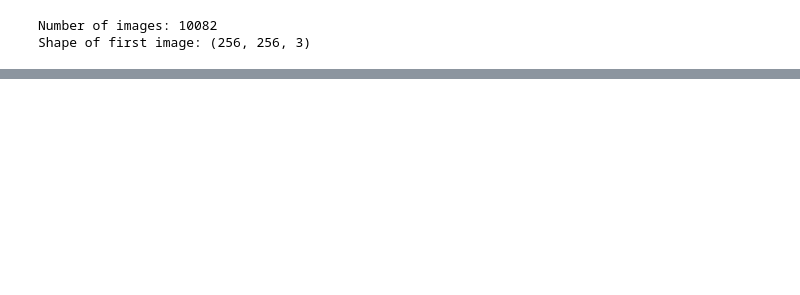
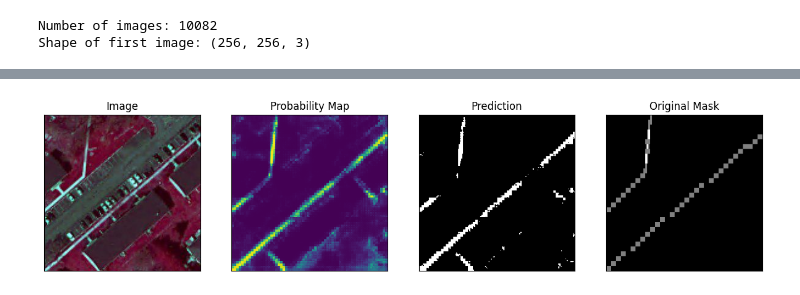
Before and after one commit to dhauss/csgy6613-project, a Jupyter notebook: ML3/finetune.ipynb, the cells around one changed output, grey strips where cells are left out. Saved outputs shown, nothing was run; the diff lists cells and outputs as text; code cells hidden in the pictures; blank space fills up the shorter version.

```diff
--- a/ML3/finetune.ipynb
+++ b/ML3/finetune.ipynb
@@ -429,8 +433,13 @@ for i, mask_bytes in enumerate(val_labels):
 
 print("Empty masks: ", false_counter)
 
-filtered_train_images = [val_images[i] for i in valid_indices]
-filtered_train_masks = [val_labels[i] for i in valid_indices]
-large_test_image = filtered_train_images[1]
-patches = patchify(large_test_image, (256, 256), step=256)  #Step=256 for 256 patches means no overlap
+filtered_val_images = [val_images[i] for i in valid_indices]
+filtered_val_masks = [val_labels[i] for i in valid_indices]
+
+filtered_val_images_np = [convert_to_numpy(image) for image in filtered_val_images]
+filtered_val_masks_np = [convert_to_numpy(mask) for mask in filtered_val_masks]
+
+
+large_test_image = filtered_val_images_np[1]
+patches = patchify(large_test_image, (256, 256, 3), step=256)  #Step=256 for 256 patches means no overlap
 # %% [output]
@@ -461,0 +506,77 @@ Shape of first image: (256, 256, 3)
+# %%
+#To perform inference on different images
+IMAGE_INDEX = 8
+
+large_test_image = filtered_val_images_np[IMAGE_INDEX]
+large_test_mask = filtered_val_masks_np[IMAGE_INDEX]
+patches = patchify(large_test_image, (256, 256, 3), step=256)  #Step=256 for 256 patches means no overlap
+# %%
+# Select a random patch for segmentation
+
+# Compute the total number of 256x256 arrays
+#num_arrays = patches.shape[0] * patches.shape[1]
+# Select a random index
+#index = np.random.choice(num_arrays)
+# Compute the indices in the original array
+#i = index // patches.shape[1]
+#j = index % patches.shape[1]
+
+#Or pick a specific patch for study.
+i, j = 0, 0
+
+# Selectelected patch for segmentation
+random_array = patches[0].squeeze()
+
+single_patch = Image.fromarray(random_array)
+# prepare image for the model
+
+#First try without providing any prompt (no bounding box or input_points)
+#inputs = processor(single_patch, return_tensors="pt")
+#Now try with bounding boxes. Remember to uncomment.
+inputs = processor(single_patch, input_points=input_points, return_tensors="pt")
+
+# Move the input tensor to the GPU if it's not already there
+inputs = {k: v.to(device) for k, v in inputs.items()}
+my_model.eval()
+
+
+# forward pass
+with torch.no_grad():
+  outputs = my_model(**inputs, multimask_output=False)
+
+# apply sigmoid
+single_patch_prob = torch.sigmoid(outputs.pred_masks.squeeze(1))
+# convert soft mask to hard mask
+single_patch_prob = single_patch_prob.cpu().numpy().squeeze()
+single_patch_prediction = (single_patch_prob > 0.5).astype(np.uint8)
+
+
+fig, axes = plt.subplots(1, 4, figsize=(15, 5))
+
+# Plot the first image on the left
+axes[0].imshow(np.array(single_patch), cmap='gray')  # Assuming the first image is grayscale
+axes[0].set_title("Image")
+
+# Plot the second image on the right
+axes[1].imshow(single_patch_prob)  # Assuming the second image is grayscale
+axes[1].set_title("Probability Map")
+
+# Plot the second image on the right
+axes[2].imshow(single_patch_prediction, cmap='gray')  # Assuming the second image is grayscale
+axes[2].set_title("Prediction")
+
+# Plot the mask on the right
+axes[3].imshow(large_test_mask, cmap='gray')  # Assuming the second image is grayscale
+axes[3].set_title("Original Mask")
+
+# Hide axis ticks and labels
+for ax in axes:
+    ax.set_xticks([])
+    ax.set_yticks([])
+    ax.set_xticklabels([])
+    ax.set_yticklabels([])
+
+# Display the images side by side
+plt.show()
+# %% [output]
+[figure, added]
```
Also changed, not shown: parts of 11 cells of this notebook.
